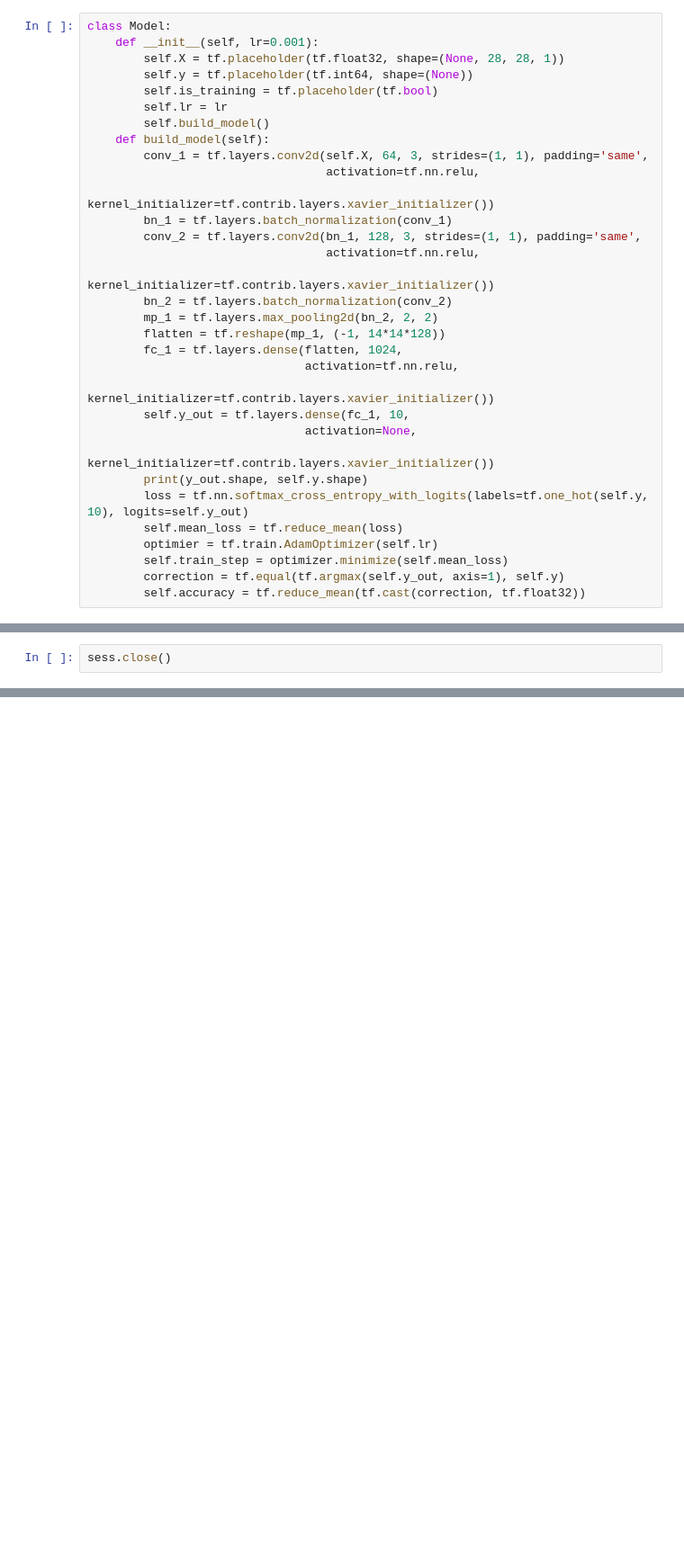
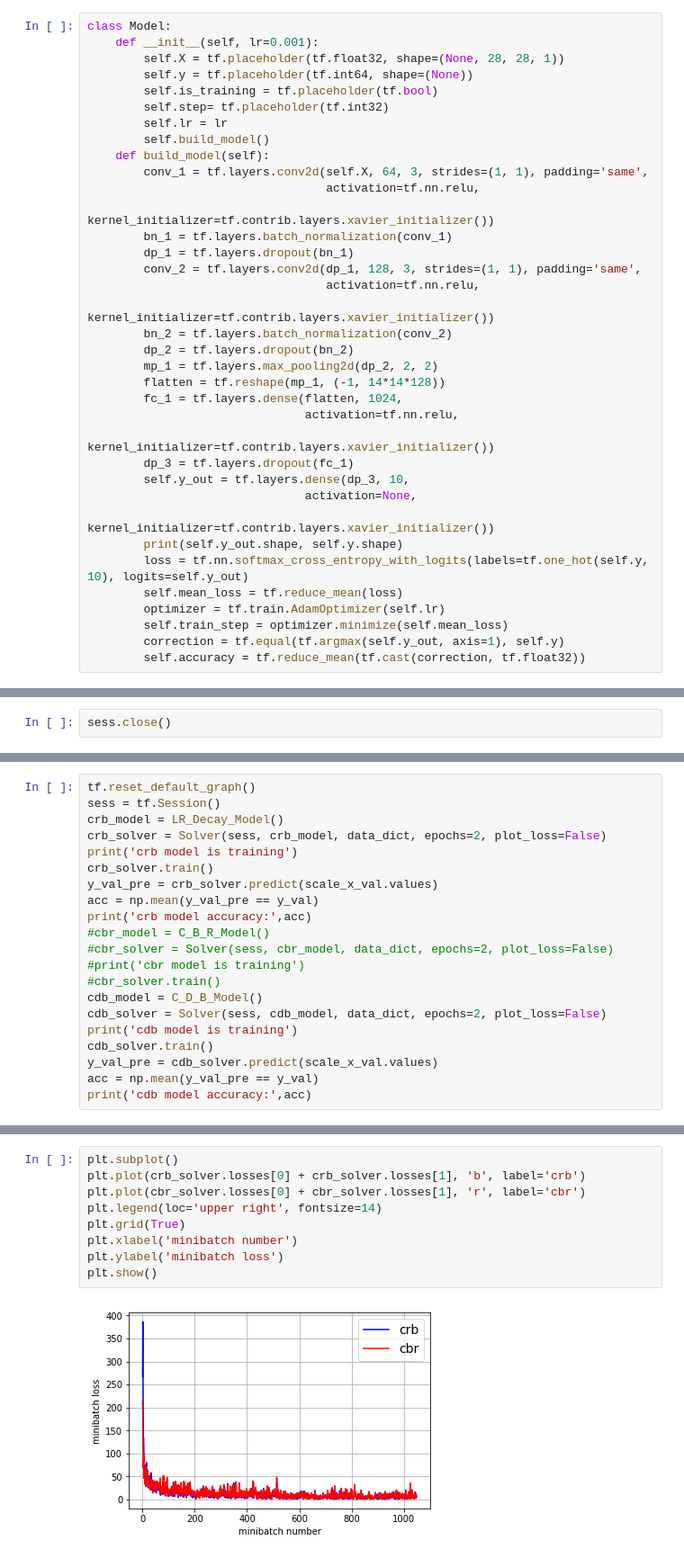
Before and after one commit to Sogues/kaggle, a Jupyter notebook: digit-recognizer/digit-recognizer.ipynb, the cells around one changed output, grey strips where cells are left out. Shown at 90% size. Saved outputs shown, nothing was run; the diff lists cells and outputs as text; blank space fills up the shorter version.

```diff
--- a/digit-recognizer/digit-recognizer.ipynb
+++ b/digit-recognizer/digit-recognizer.ipynb
@@ -202,6 +205,7 @@ class Model:
         self.X = tf.placeholder(tf.float32, shape=(None, 28, 28, 1))
         self.y = tf.placeholder(tf.int64, shape=(None))
         self.is_training = tf.placeholder(tf.bool)
+        self.step= tf.placeholder(tf.int32)
         self.lr = lr
         self.build_model()
     def build_model(self):
@@ -209,22 +213,25 @@ class Model:
                                   activation=tf.nn.relu,
                                   kernel_initializer=tf.contrib.layers.xavier_initializer())
         bn_1 = tf.layers.batch_normalization(conv_1)
-        conv_2 = tf.layers.conv2d(bn_1, 128, 3, strides=(1, 1), padding='same',
+        dp_1 = tf.layers.dropout(bn_1)
+        conv_2 = tf.layers.conv2d(dp_1, 128, 3, strides=(1, 1), padding='same',
                                   activation=tf.nn.relu,
                                   kernel_initializer=tf.contrib.layers.xavier_initializer())
         bn_2 = tf.layers.batch_normalization(conv_2)
-        mp_1 = tf.layers.max_pooling2d(bn_2, 2, 2)
+        dp_2 = tf.layers.dropout(bn_2)
+        mp_1 = tf.layers.max_pooling2d(dp_2, 2, 2)
         flatten = tf.reshape(mp_1, (-1, 14*14*128))
         fc_1 = tf.layers.dense(flatten, 1024,
                                activation=tf.nn.relu,
                                kernel_initializer=tf.contrib.layers.xavier_initializer())
-        self.y_out = tf.layers.dense(fc_1, 10,
+        dp_3 = tf.layers.dropout(fc_1)
+        self.y_out = tf.layers.dense(dp_3, 10,
                                activation=None,
                                kernel_initializer=tf.contrib.layers.xavier_initializer())
-        print(y_out.shape, self.y.shape)
+        print(self.y_out.shape, self.y.shape)
         loss = tf.nn.softmax_cross_entropy_with_logits(labels=tf.one_hot(self.y, 10), logits=self.y_out)
         self.mean_loss = tf.reduce_mean(loss)
-        optimier = tf.train.AdamOptimizer(self.lr)
+        optimizer = tf.train.AdamOptimizer(self.lr)
         self.train_step = optimizer.minimize(self.mean_loss)
         correction = tf.equal(tf.argmax(self.y_out, axis=1), self.y)
         self.accuracy = tf.reduce_mean(tf.cast(correction, tf.float32))
@@ -325,0 +491,21 @@ sess.close()
+# %%
+tf.reset_default_graph()
+sess = tf.Session()
+crb_model = LR_Decay_Model()
+crb_solver = Solver(sess, crb_model, data_dict, epochs=2, plot_loss=False)
+print('crb model is training')
+crb_solver.train()
+y_val_pre = crb_solver.predict(scale_x_val.values)
+acc = np.mean(y_val_pre == y_val)
+print('crb model accuracy:',acc)
+#cbr_model = C_B_R_Model()
+#cbr_solver = Solver(sess, cbr_model, data_dict, epochs=2, plot_loss=False)
+#print('cbr model is training')
+#cbr_solver.train()
+cdb_model = C_D_B_Model()
+cdb_solver = Solver(sess, cdb_model, data_dict, epochs=2, plot_loss=False)
+print('cdb model is training')
+cdb_solver.train()
+y_val_pre = cdb_solver.predict(scale_x_val.values)
+acc = np.mean(y_val_pre == y_val)
+print('cdb model accuracy:',acc)
@@ -325,0 +519,11 @@ sess.close()
+# %%
+plt.subplot()
+plt.plot(crb_solver.losses[0] + crb_solver.losses[1], 'b', label='crb')
+plt.plot(cbr_solver.losses[0] + cbr_solver.losses[1], 'r', label='cbr')
+plt.legend(loc='upper right', fontsize=14)
+plt.grid(True)
+plt.xlabel('minibatch number')
+plt.ylabel('minibatch loss')
+plt.show()
+# %% [output]
+[figure, added]
```
Also changed, not shown: parts of 18 cells of this notebook.
